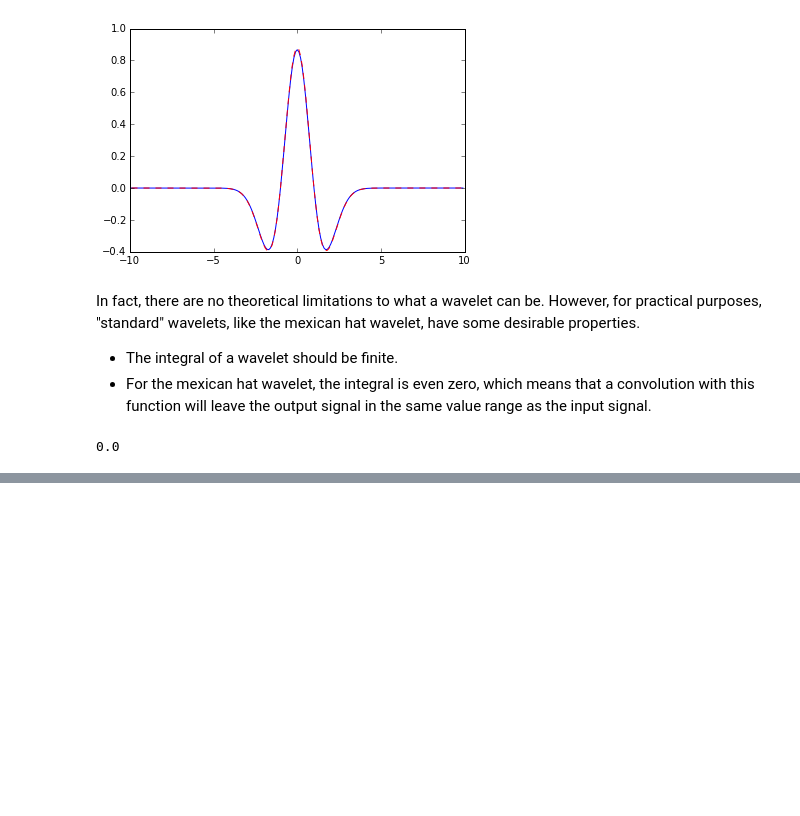
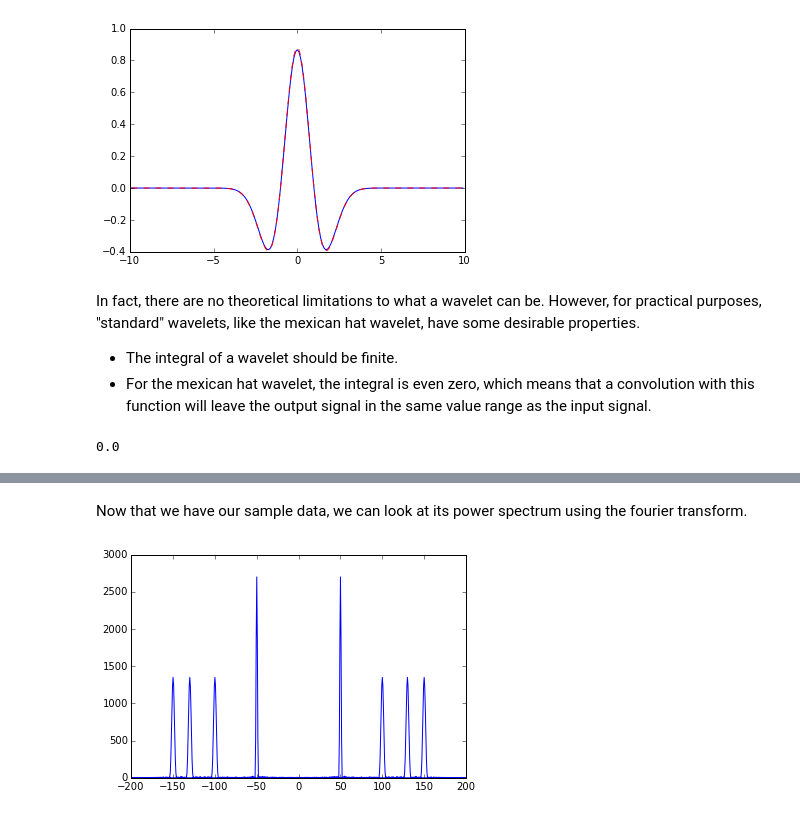
Before and after one commit to CSchoel/learn-wavelets, a Jupyter notebook: wavelet-introduction.ipynb, the cells around one changed output, grey strips where cells are left out. Cells and saved outputs as stored; diff of their text form; code cells hidden in the pictures; blank space fills up the shorter version.

```diff
--- a/wavelet-introduction.ipynb
+++ b/wavelet-introduction.ipynb
@@ -104,0 +100,10 @@ plt.subplot(212)
+# %% [markdown]
+Now that we have our sample data, we can look at its power spectrum using the fourier transform.
+# %%
+fourier = np.fft.fft(audio)
+xvals = np.fft.fftfreq(len(audio))*res
+idx = np.where(np.abs(xvals) < 200)
+plt.plot(xvals[idx],np.abs(fourier)[idx])
+plt.show()
+# %% [output]
+[figure, added]
```
Also changed, not shown: parts of 5 cells of this notebook.
